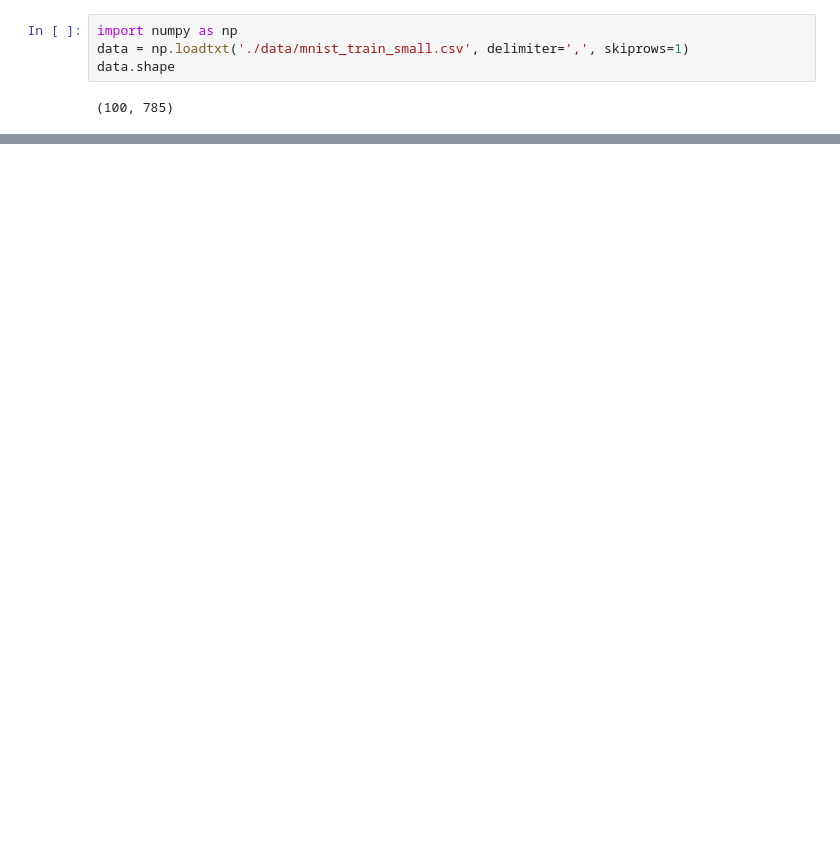
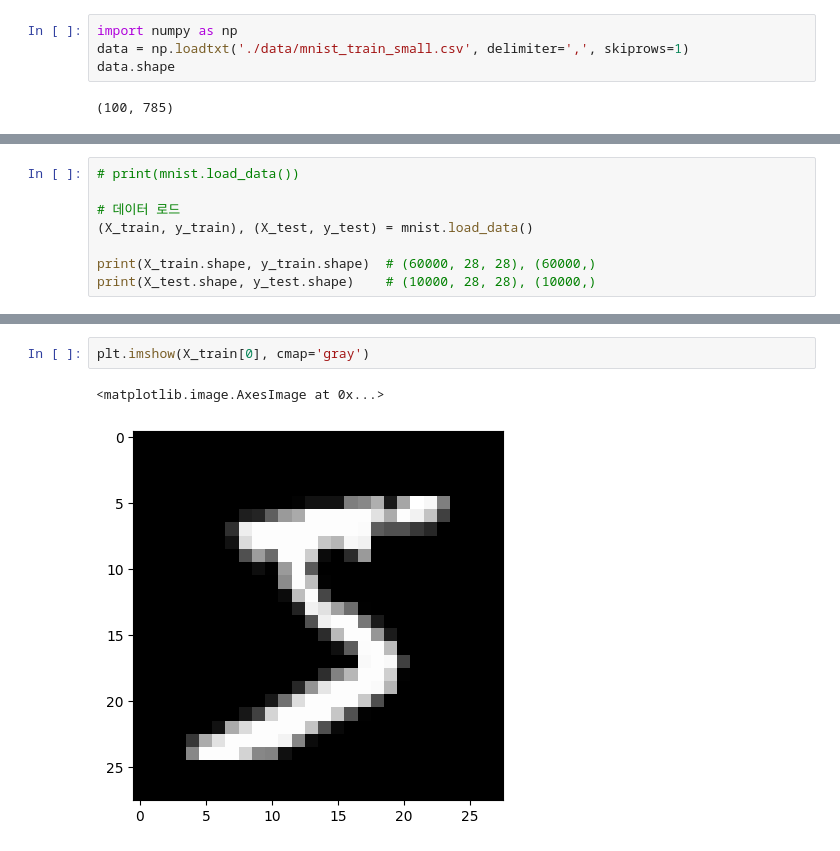
Before and after one commit to hzj04473/ai_x, a Jupyter notebook: source/05_DeepLearning/08_DNN(딥러닝)_MNIST(손글씨데이터).ipynb, the cells around one changed output, grey strips where cells are left out. Drawn from its saved outputs; the diff is of its cells as text; blank space fills up the shorter version.

```diff
--- a/source/05_DeepLearning/08_DNN(딥러닝)_MNIST(손글씨데이터).ipynb
+++ b/source/05_DeepLearning/08_DNN(딥러닝)_MNIST(손글씨데이터).ipynb
@@ -36,0 +98,8 @@ pit.imshow(img)
+# %%
+# print(mnist.load_data())
+
+# 데이터 로드
+(X_train, y_train), (X_test, y_test) = mnist.load_data()
+
+print(X_train.shape, y_train.shape)  # (60000, 28, 28), (60000,)
+print(X_test.shape, y_test.shape)    # (10000, 28, 28), (10000,)
@@ -36,0 +133,5 @@ pit.imshow(img)
+# %%
+plt.imshow(X_train[0], cmap='gray')
+# %% [output]
+<matplotlib.image.AxesImage at 0x...>
+[figure, added]
```
Also changed, not shown: parts of 48 cells of this notebook, 19 other files.
